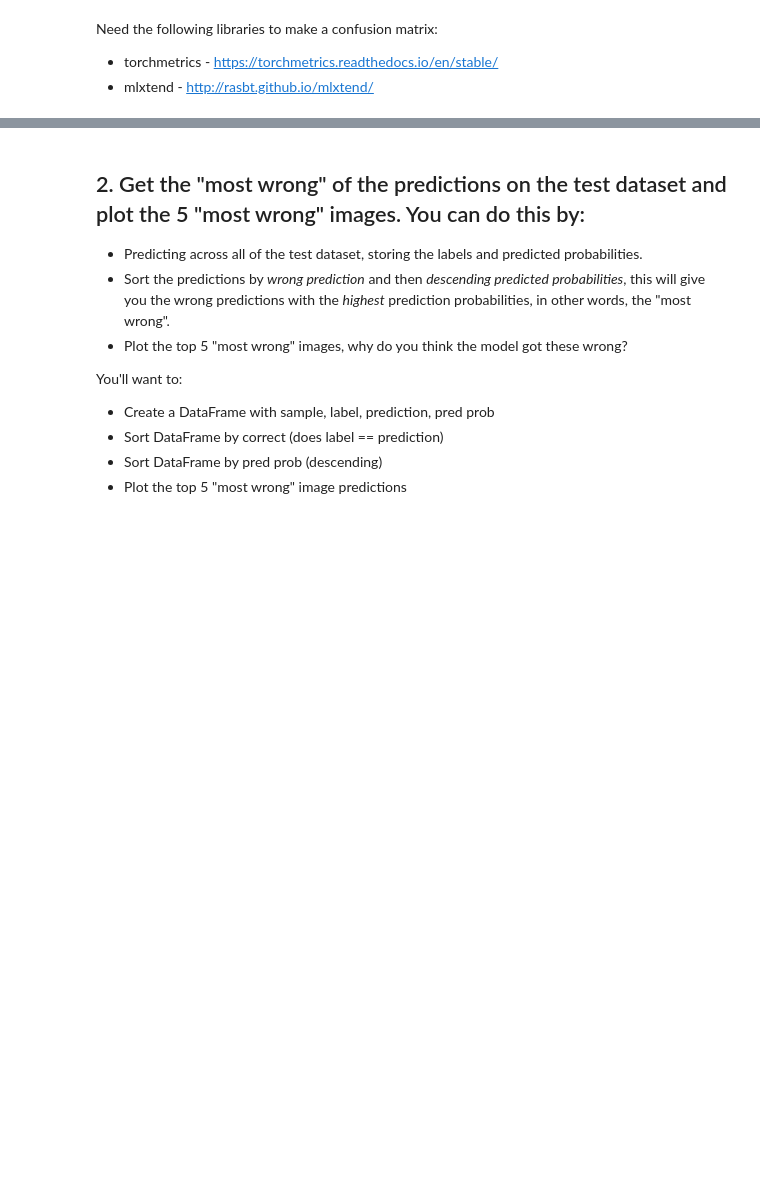
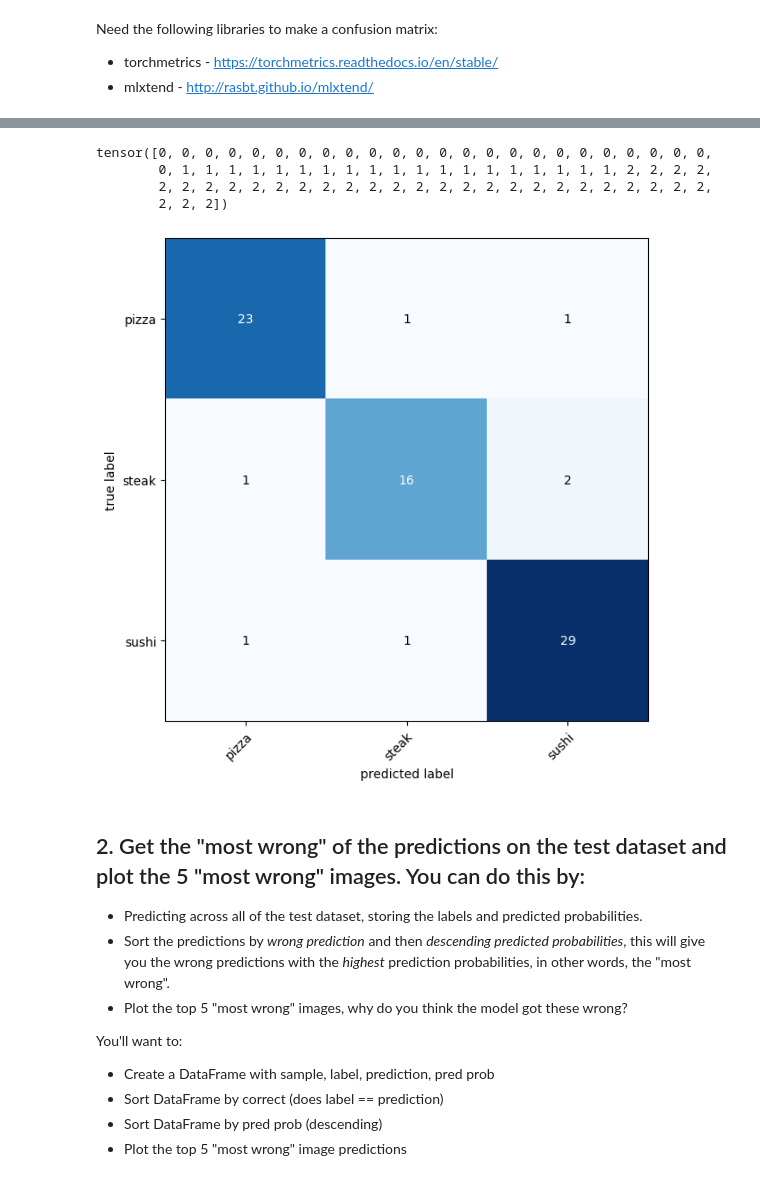
Before and after one commit to deductiveclouds/Pytorch, a Jupyter notebook: extras/exercises/06_pytorch_transfer_learning_exercises.ipynb, the cells around one changed output, grey strips where cells are left out. Cells and saved outputs as stored; diff of their text form; code cells hidden in the pictures; blank space fills up the shorter version.

```diff
--- a/extras/exercises/06_pytorch_transfer_learning_exercises.ipynb
+++ b/extras/exercises/06_pytorch_transfer_learning_exercises.ipynb
@@ -197,0 +181,14 @@ Epoch: 5 | train_loss: 0.6309 | train_acc: 0.8867 | test_loss: 0.6012 | test_acc
+# %%
+from tqdm.auto import tqdm
+
+test_preds = []
+model_0.eval()
+with torch.inference_mode():
+  for X, y in tqdm(test_dataloader):
+    X, y = X.to(device), y.to(device)
+    y_preds = model_0(X)
+    y_pred_probs = torch.softmax(y_preds, dim=1)
+    y_pred_labels = torch.argmax(y_pred_probs, dim=1)
+    test_preds.append(y_pred_labels)
+test_preds = torch.cat(test_preds).cpu()
+test_preds
@@ -221,3 +225,22 @@ assert int(mlxtend.__version__.split(".")[1]) >= 19 # should be version 0.19.0 o
+# %%
+# TODO
+test_truth = torch.cat([y for X, y in test_dataloader])
+test_truth
+# %% [output]
+tensor([0, 0, 0, 0, 0, 0, 0, 0, 0, 0, 0, 0, 0, 0, 0, 0, 0, 0, 0, 0, 0, 0, 0, 0,
+        0, 1, 1, 1, 1, 1, 1, 1, 1, 1, 1, 1, 1, 1, 1, 1, 1, 1, 1, 1, 2, 2, 2, 2,
+        2, 2, 2, 2, 2, 2, 2, 2, 2, 2, 2, 2, 2, 2, 2, 2, 2, 2, 2, 2, 2, 2, 2, 2,
+        2, 2, 2])
+# %%
+from torchmetrics import ConfusionMatrix
+from mlxtend.plotting import plot_confusion_matrix
+
+confmat = ConfusionMatrix(num_classes=len(class_names), task='multiclass')
+confmat_tensor = confmat(preds=test_preds, target=test_truth)
+
+fig, ax = plot_confusion_matrix(conf_mat=confmat_tensor.numpy(), class_names=class_names, figsize=(10, 7))
+# %% [output]
+[figure, added]
 # %% [markdown]
 ## 2. Get the "most wrong" of the predictions on the test dataset and plot the 5 "most wrong" images. You can do this by:
 * Predicting across all of the test dataset, storing the labels and predicted probabilities.
```
Also changed, not shown: parts of 9 cells of this notebook.
